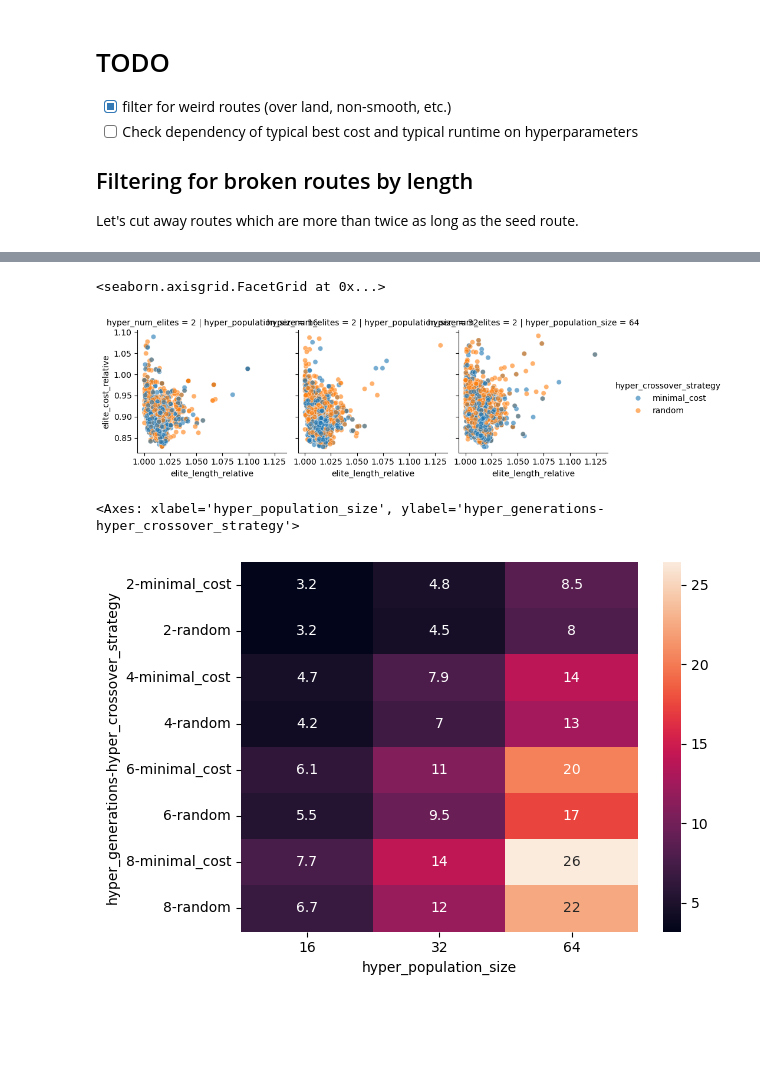
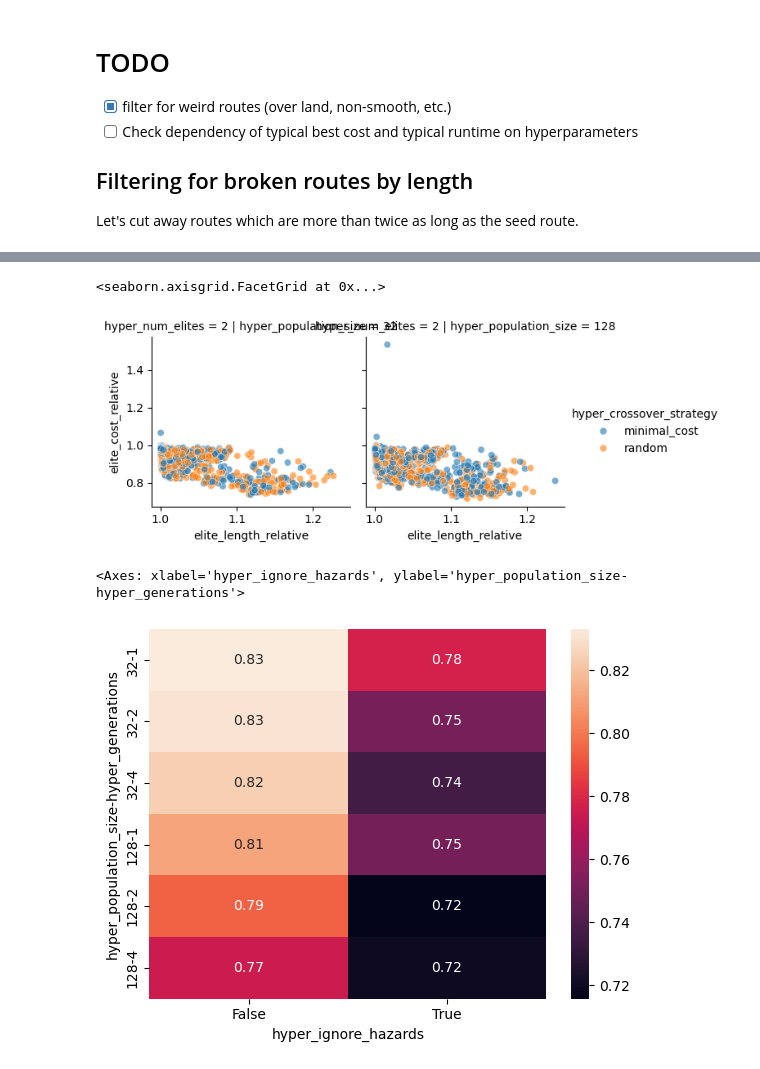
Before and after one commit to willirath/ship_routing, a Jupyter notebook: tuning/hyperparameter_tuning.ipynb, the cells around one changed output, grey strips where cells are left out. Saved outputs shown, nothing was run; the diff lists cells and outputs as text; code cells hidden in the pictures; blank space fills up the shorter version.

Commit message:
Analyse first results

```diff
--- a/tuning/hyperparameter_tuning.ipynb
+++ b/tuning/hyperparameter_tuning.ipynb
@@ -93,7 +220,7 @@ def get_runtime(routing_results_dict: dict = None):
     df = df.assign(runtime_seconds=df.runtime.dt.total_seconds())
     return df
 # %%
-df_runtime = get_runtime(routing_results)
+df_runtime = get_runtime(results)
 df_runtime
 # %% [output]
 |  | runtime | runtime_seconds |
@@ -130,7 +262,7 @@ def get_elite(routing_results_dict: dict = None):
         )
     return pd.DataFrame.from_records(_records).set_index("filename")
 # %%
-df_elite = get_elite(routing_results)
+df_elite = get_elite(results)
 df_elite
 # %% [output]
 |  | n_elite | elite_length_meters | elite_length_relative | elite_cost_absolute | elite_cost_relative |
@@ -189,6 +301,5 @@ df_merged = (
     .merge(df_elite, left_index=True, right_index=True, how="inner")
     .merge(df_runtime, left_index=True, right_index=True, how="inner")
 )
-df_merged = df_merged.loc[good_filenames]
 df_merged
 # %% [output]
@@ -225,10 +342,9 @@ df_analysis = (
   df_merged
   .groupby(level=0)  # group by filename
   .agg({
-      'elite_cost_relative': 'min',  # best cost
-      'elite_length_relative': 'min',  # best cost
-      'runtime': 'first',  # same for all rows
-      **{col: 'first' for col in df_merged.columns if col.startswith('hyper_')}
+      'runtime_seconds': 'first',  # same for all rows
+      **{col: 'first' for col in df_merged.columns if col.startswith('hyper_') or col.startswith('journey_')},
+      **{col: 'first' for col in df_merged.columns if col.startswith('elite_')}
   })
 )
 df_analysis
@@ -275,31 +366,31 @@ sns.pairplot(df_analysis[key_vars], diag_kind='kde', corner=True)
 # %%
- sns.relplot(
-      data=df_analysis,
-      x='elite_length_relative',
-      y='elite_cost_relative',
-      hue='hyper_crossover_strategy',
-      col='hyper_population_size',
-      row='hyper_num_elites',
-      kind='scatter',
-      alpha=0.6,
-      height=3
-  )
+sns.relplot(
+    data=df_analysis,
+    x='elite_length_relative',
+    y='elite_cost_relative',
+    hue='hyper_crossover_strategy',
+    col='hyper_population_size',
+    row='hyper_num_elites',
+    kind='scatter',
+    alpha=0.6,
+    height=3,
+)
 # %% [output]
 <seaborn.axisgrid.FacetGrid at 0x...>
-[figure, old version]
+[figure, new version]
 # %%
 sns.heatmap(
     df_merged
-    .groupby(['hyper_population_size', 'hyper_generations', 'hyper_crossover_strategy'])
-    .runtime
-    .median()
-    .dt.total_seconds()
-    .unstack(0) / 60,
+    .groupby(['hyper_population_size', 'hyper_generations', 'hyper_ignore_hazards'])
+    .elite_cost_relative
+    .min()
+    # .dt.total_seconds()
+    .unstack(-1),
     annot=True
 )
 # %% [output]
-<Axes: xlabel='hyper_population_size', ylabel='hyper_generations-hyper_crossover_strategy'>
+<Axes: xlabel='hyper_ignore_hazards', ylabel='hyper_population_size-hyper_generations'>
-[figure, old version]
+[figure, new version]
 # %%
 sns.heatmap(
     df_merged
```
Also changed, not shown: parts of 37 cells of this notebook.
